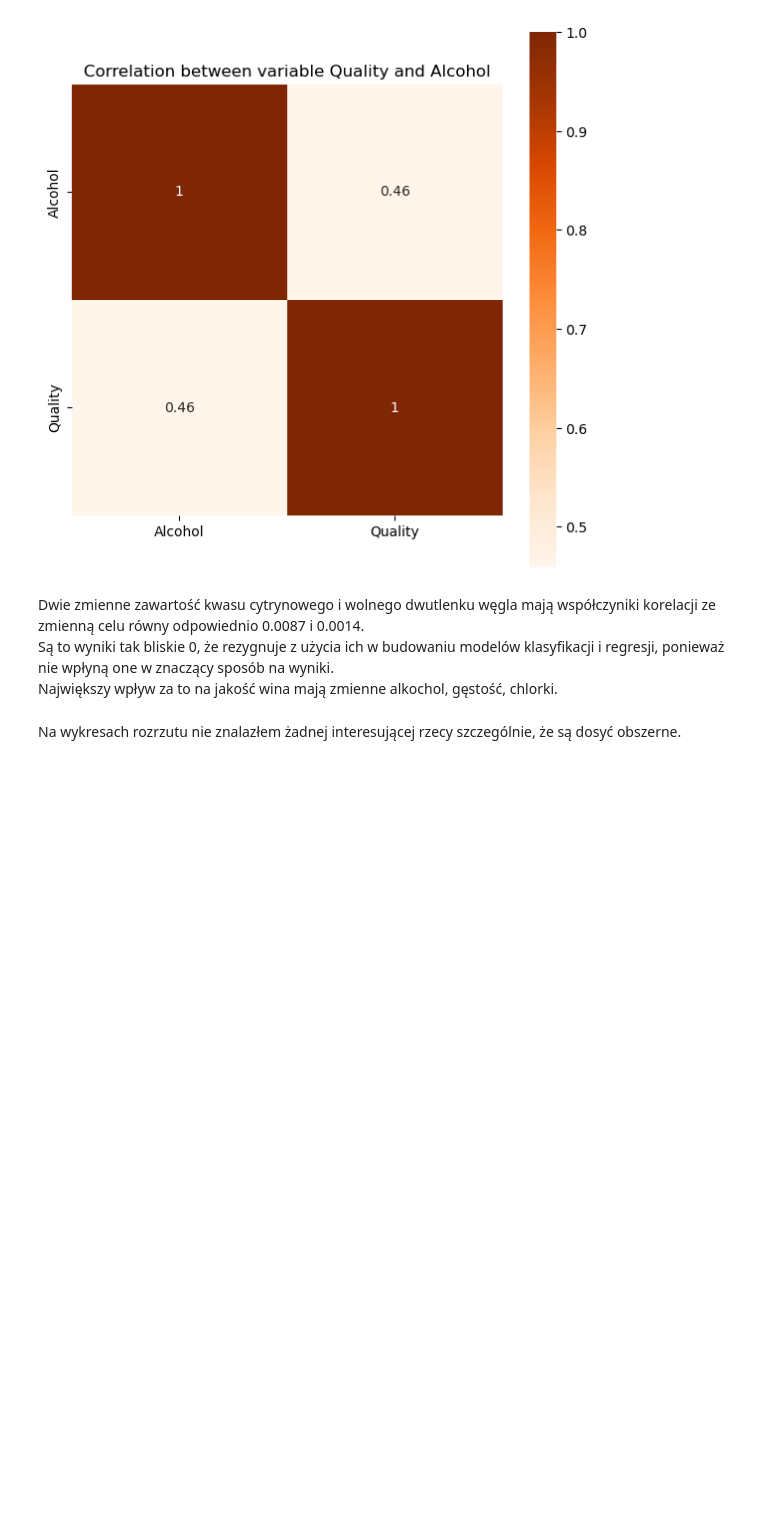
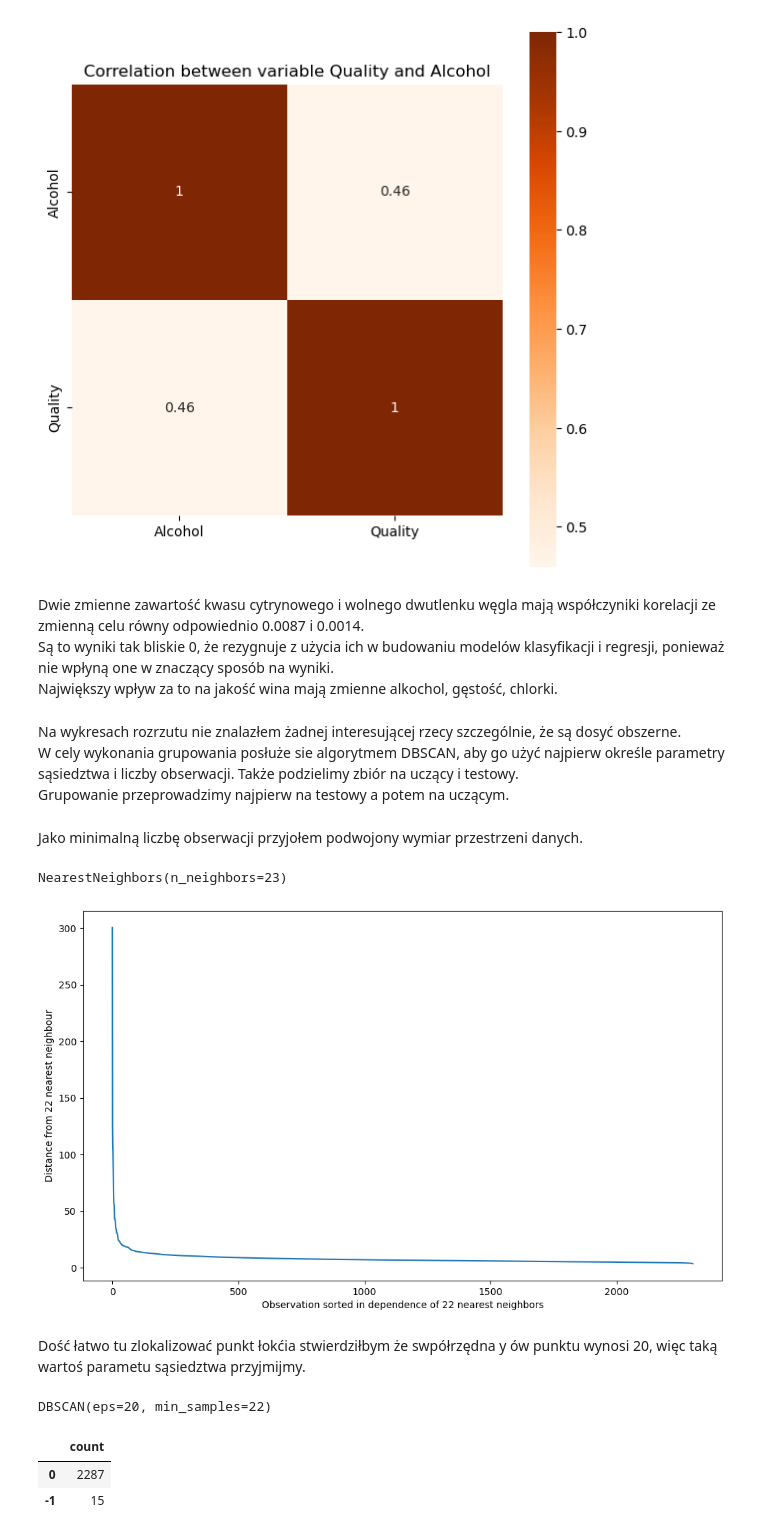
Before and after one commit to rrnax/WhiteWine, a Jupyter notebook: Data_analize.ipynb, the cells around one changed output. Saved outputs shown, nothing was run; the diff lists cells and outputs as text; code cells hidden in the pictures; blank space fills up the shorter version.

Commit message:
Grouping ended

```diff
--- a/Data_analize.ipynb
+++ b/Data_analize.ipynb
@@ -203,4 +203,49 @@ Największy wpływ za to na jakość wina mają zmienne alkochol, gęstość, ch
 # %%
 #sns.pairplot(data = white_wines, hue = 'Quality', palette = ['red', 'green', 'blue', 'orange', 'purple', 'yellow', 'black'], height=4)
 # %% [markdown]
-Na wykresach rozrzutu nie znalazłem żadnej interesującej rzecy szczególnie, że są dosyć obszerne.
+Na wykresach rozrzutu nie znalazłem żadnej interesującej rzecy szczególnie, że są dosyć obszerne.\
+W cely wykonania grupowania posłuże sie algorytmem DBSCAN, aby go użyć najpierw określe parametry sąsiedztwa i liczby obserwacji. Także podzielimy zbiór na uczący i testowy.\
+Grupowanie przeprowadzimy najpierw na testowy a potem na uczącym.
+# %%
+min_observations = 2 * (len(white_wines.columns) - 1)
+
+from sklearn.model_selection import train_test_split
+white_wines.reset_index(drop=True, inplace=True)
+seed_value = 308200
+X = white_wines.drop("Quality", axis=1)
+y = white_wines["Quality"]
+X_train, X_test, y_train, y_test = train_test_split(X, y, test_size=0.3, random_state=seed_value)
+X_train_groups = X_train.copy()
+# %% [markdown]
+Jako minimalną liczbę obserwacji przyjołem podwojony wymiar przestrzeni danych.
+# %%
+from sklearn.neighbors import NearestNeighbors
+neighbors = NearestNeighbors(n_neighbors= min_observations + 1)
+neighbors.fit(X_train_groups)
+# %% [output]
+NearestNeighbors(n_neighbors=23)
+# %%
+dist, ind = neighbors.kneighbors(X_train_groups)
+neighbors_distances = sorted(dist[:, -1], reverse=True)
+# %%
+plt.figure(figsize=(12,7))
+plt.plot(neighbors_distances)
+plt.ylabel(f"Distance from {min_observations} nearest neighbour")
+plt.xlabel(f"Observation sorted in dependence of {min_observations} nearest neighbors")
+plt.show()
+# %% [output]
+[figure, added]
+# %% [markdown]
+Dość łatwo tu zlokalizować punkt łokćia stwierdziłbym że swpółrzędna y ów punktu wynosi 20, więc taką wartoś parametu sąsiedztwa przyjmijmy.
+# %%
+from sklearn.cluster import DBSCAN
+train_dbscan = DBSCAN(eps=20, min_samples=min_observations)
+train_dbscan.fit(X_train_groups)
+# %% [output]
+DBSCAN(eps=20, min_samples=22)
+# %%
+pd.Series(train_dbscan.labels_).value_counts().to_frame()
+# %% [output]
+|  | count |
+| 0 | 2287 |
+| -1 | 15 |
```
Also changed, not shown: parts of 6 cells of this notebook.
